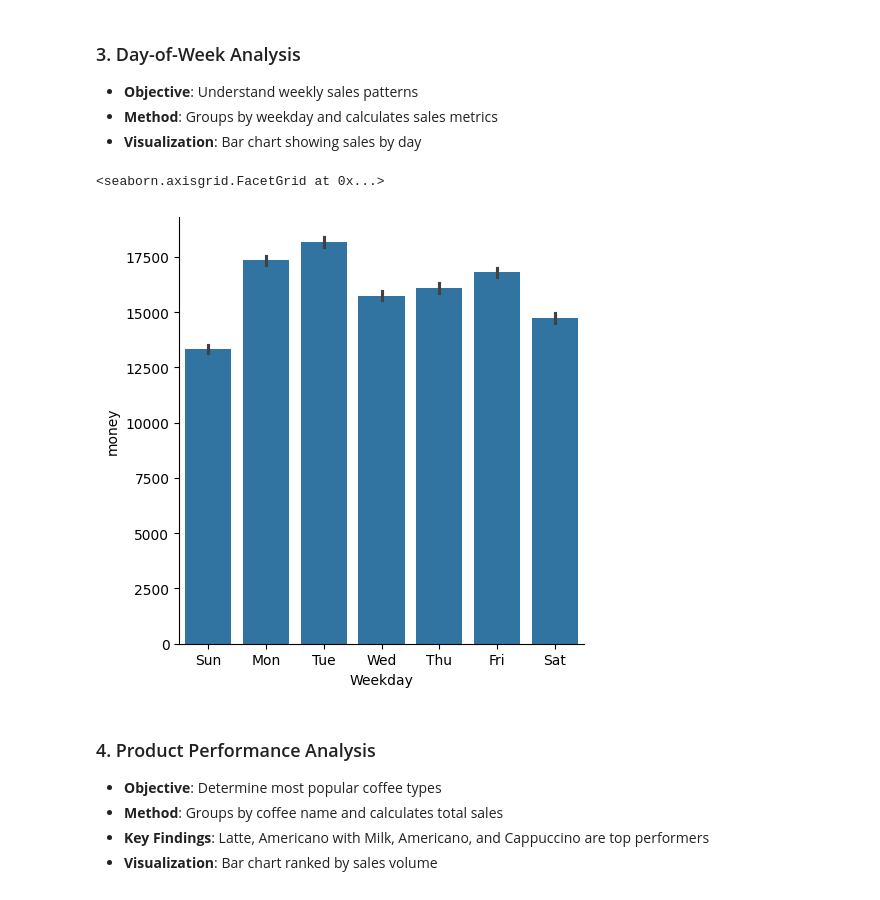
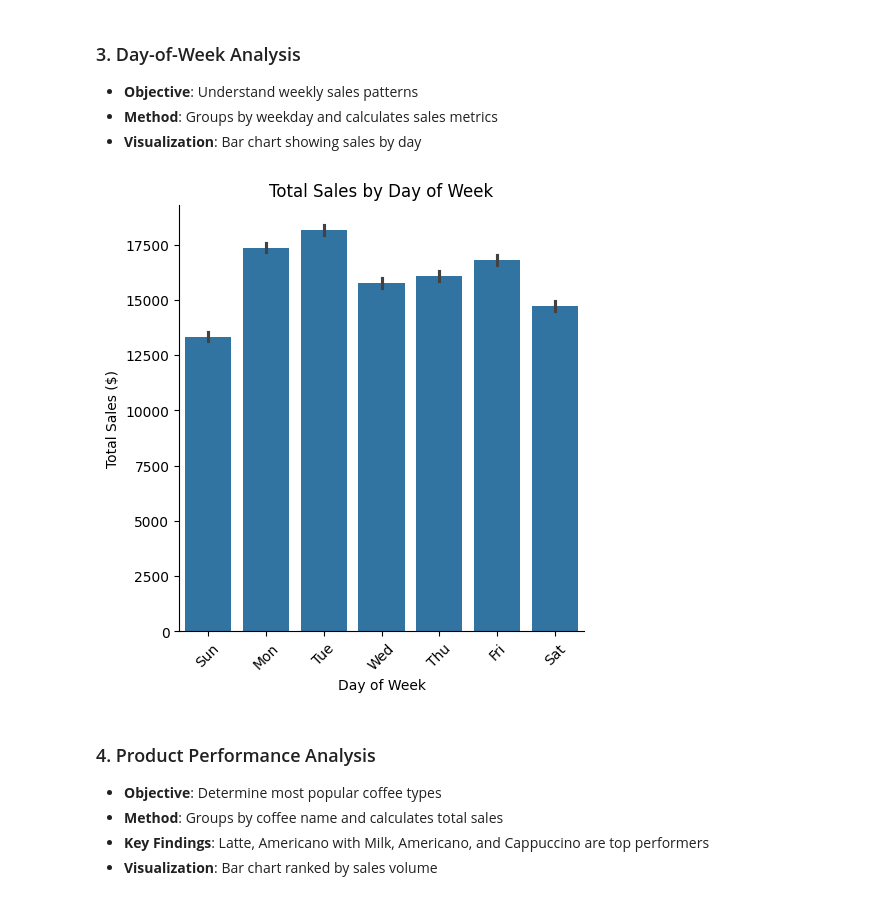
Before and after one commit to Syed-Ahmed02/Coffee-Sales-Visualization, a Jupyter notebook: notebook.ipynb, the cells around one changed output. Saved outputs shown, nothing was run; the diff lists cells and outputs as text; code cells hidden in the pictures.

```diff
--- a/notebook.ipynb
+++ b/notebook.ipynb
@@ -157,9 +157,13 @@ plt.show()
 # %%
 order_weekday=["Sun","Mon","Tue","Wed","Thu","Fri","Sat"]
 sns.catplot(x="Weekday",y="money",data=coffee_sales,kind="bar",estimator=sum,order=order_weekday)
+plt.xticks(rotation=45)
+plt.ylabel('Total Sales ($)')
+plt.xlabel('Day of Week')
+plt.title('Total Sales by Day of Week')
+plt.show()
 # %% [output]
-<seaborn.axisgrid.FacetGrid at 0x...>
-[figure, old version]
+[figure, new version]
 # %% [markdown]
 ### 4. Product Performance Analysis
 - **Objective**: Determine most popular coffee types
```
Also changed, not shown: parts of 1 cell of this notebook.
